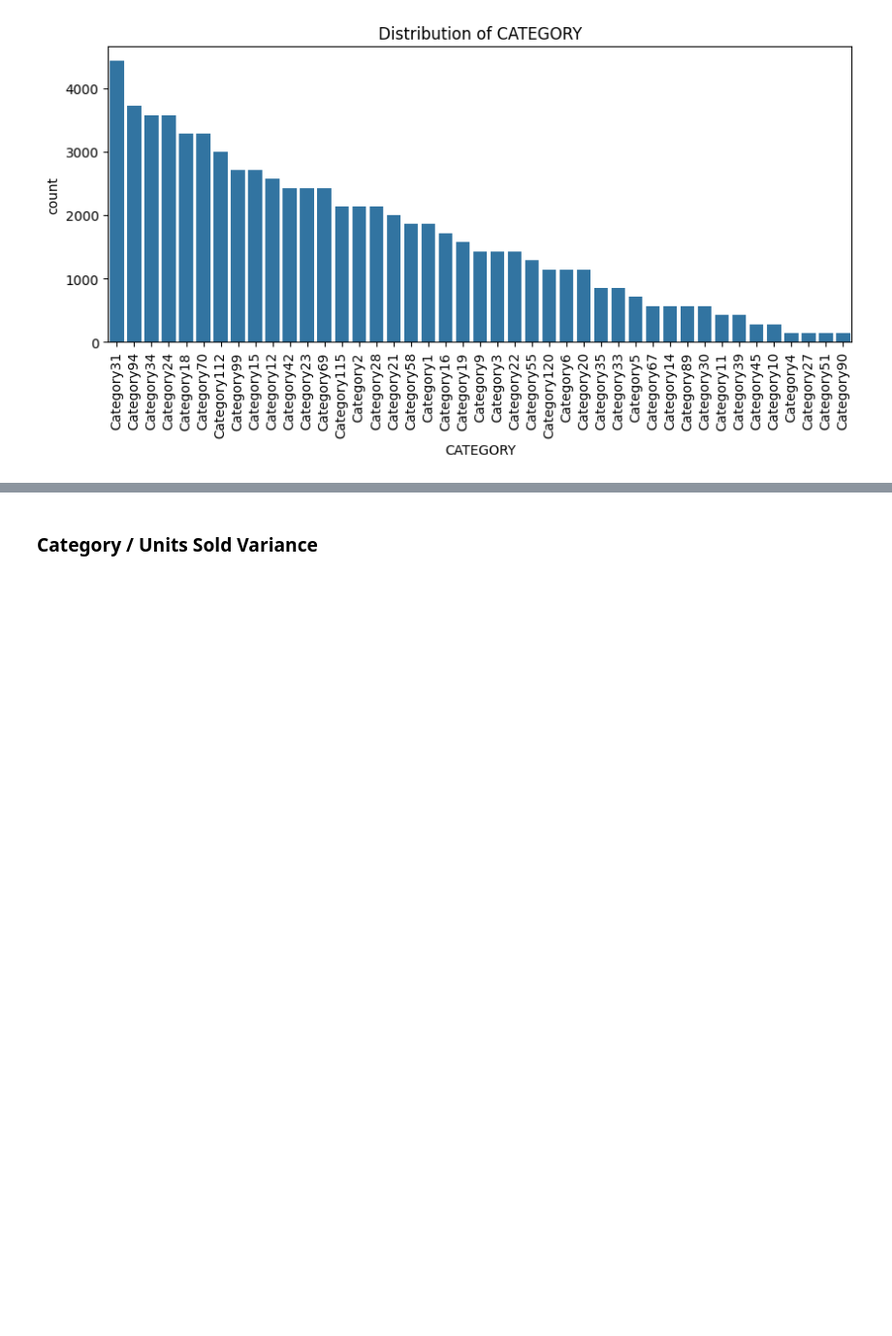
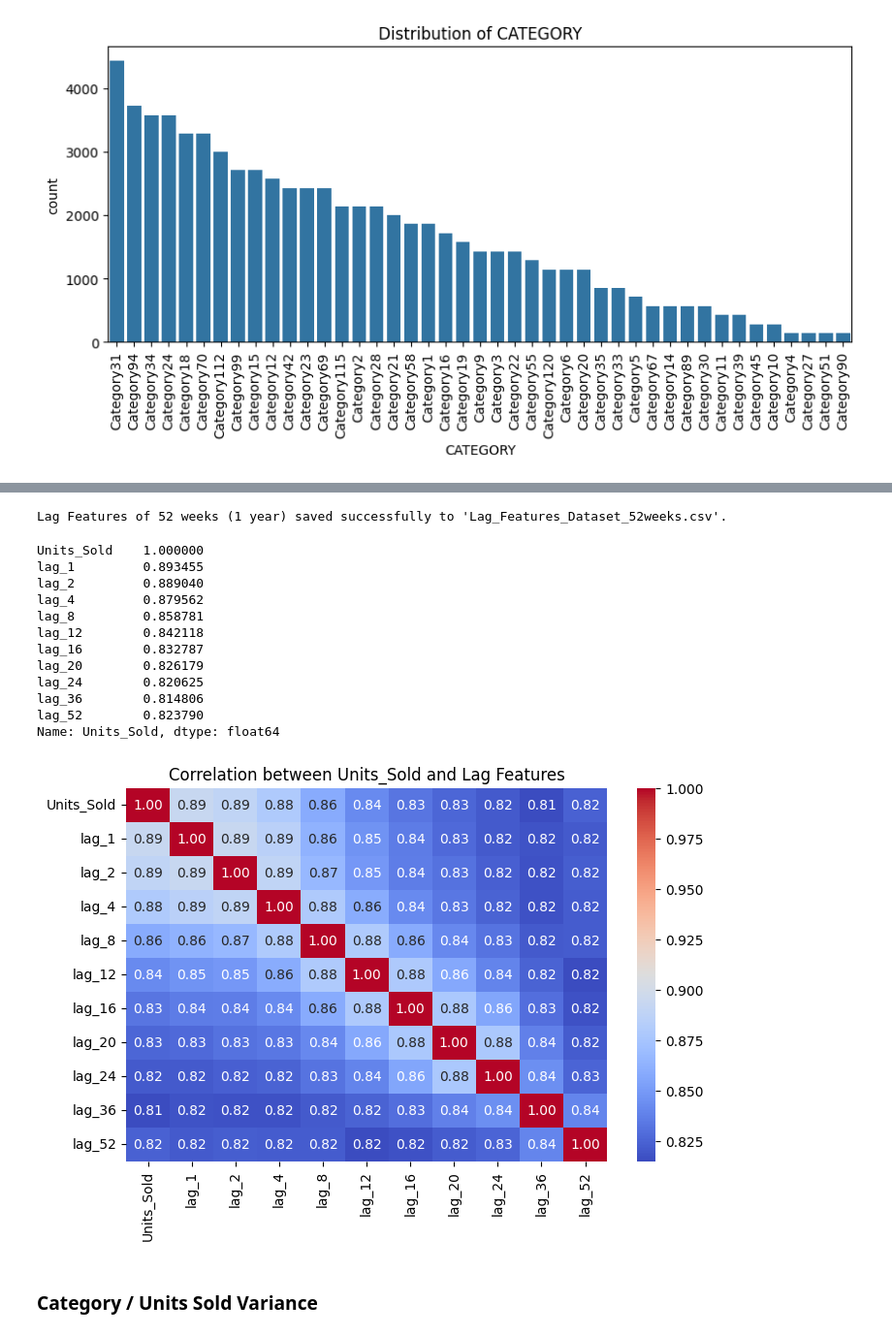
Before and after one commit to shubhi/deloitte-capstone-demand-forecasting, a Jupyter notebook: notebooks/data_analysis.ipynb, the cells around one changed output, grey strips where cells are left out. Shown at 97% size. Saved outputs shown, nothing was run; the diff lists cells and outputs as text; code cells hidden in the pictures; blank space fills up the shorter version.

```diff
--- a/notebooks/data_analysis.ipynb
+++ b/notebooks/data_analysis.ipynb
@@ -330,0 +325,12 @@ plt.show()
+# %%
+lag_intervals = [1, 2, 4, 8, 12, 16, 20, 24, 36, 52]
+
+def create_lag_features(group, lag_intervals):
+    for lag in lag_intervals:
+        group[f'lag_{lag}'] = group['Units_Sold'].shift(lag)
+        group[f'lag_{lag}'] = group[f'lag_{lag}'].apply(lambda x: int(x) if pd.notna(x) else x)
+    return group
+
+df_lagged = df.groupby('ID').apply(create_lag_features, lag_intervals=lag_intervals)
+df_lagged = df_lagged.dropna()
+df_lagged.head()
@@ -331,3 +346,32 @@ plt.show()
+# %%
+output_file = 'Lag_Features_Dataset_52weeks.csv'
+output_path = os.path.join(processed_dataset_path, output_file)
+df_lagged.to_csv(output_path, index=False)
+print(f"Lag Features of 52 weeks (1 year) saved successfully to '{output_file}'.")
+# %% [output]
+Lag Features of 52 weeks (1 year) saved successfully to 'Lag_Features_Dataset_52weeks.csv'.
+# %%
+df_corr = df_lagged.dropna()
+correlation_matrix = df_corr[['Units_Sold'] + [f'lag_{lag}' for lag in lag_intervals]].corr()
+print(correlation_matrix['Units_Sold'])
+plt.figure(figsize=(8, 5))
+sns.heatmap(correlation_matrix, annot=True, cmap='coolwarm', fmt=".2f")
+plt.title('Correlation between Units_Sold and Lag Features')
+plt.show()
+# %% [output]
+Units_Sold    1.000000
+lag_1         0.893455
+lag_2         0.889040
+lag_4         0.879562
+lag_8         0.858781
+lag_12        0.842118
+lag_16        0.832787
+lag_20        0.826179
+lag_24        0.820625
+lag_36        0.814806
+lag_52        0.823790
+Name: Units_Sold, dtype: float64
+[figure, added]
 # %% [markdown]
 ### Category / Units Sold Variance
 # %%
```
Also changed, not shown: parts of 20 cells of this notebook, 1 other file.
